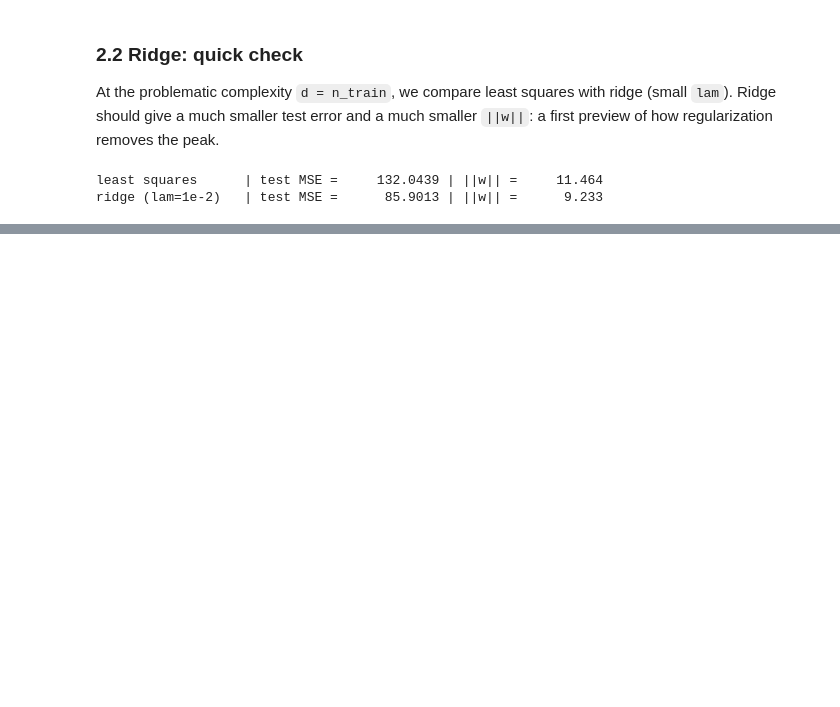
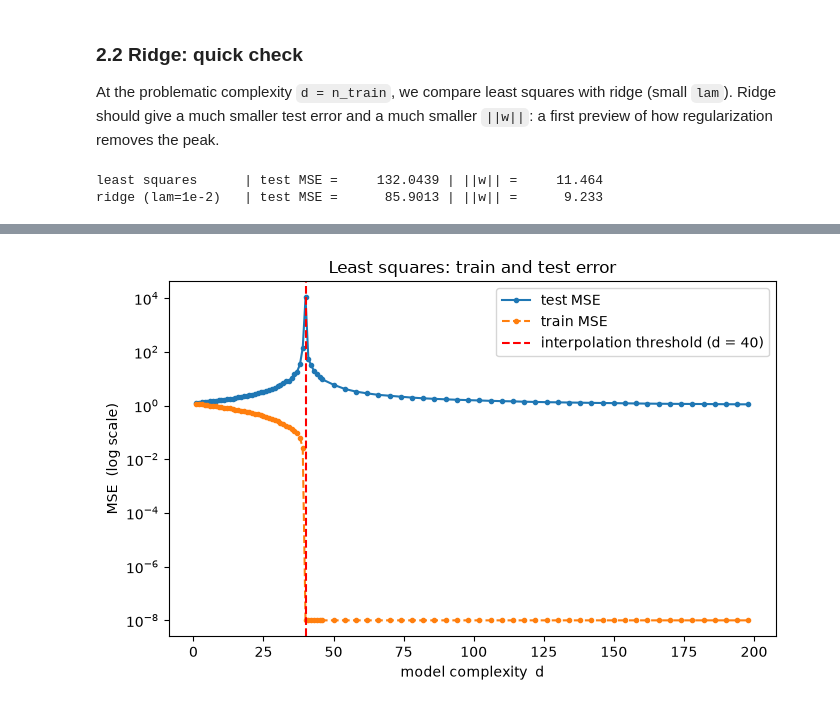
Before and after one commit to SamueleSamonini/double-descent, a Jupyter notebook: 01_main_experiment.ipynb, the cells around one changed output, grey strips where cells are left out. Saved outputs shown, nothing was run; the diff lists cells and outputs as text; code cells hidden in the pictures; blank space fills up the shorter version.

```diff
--- a/01_main_experiment.ipynb
+++ b/01_main_experiment.ipynb
@@ -119,0 +192,7 @@ ridge (lam=1e-2)   | test MSE =      85.9013 | ||w|| =      9.233
+# %%
+import os
+
+# folder where the report figures are saved
+os.makedirs("figures", exist_ok=True)
+
+d_arr = np.array(d_grid)
@@ -119,0 +206,19 @@ ridge (lam=1e-2)   | test MSE =      85.9013 | ||w|| =      9.233
+# %%
+floor = 1e-8  # display only: train MSE hits machine zero past the threshold
+
+plt.figure(figsize=(7, 4.5))
+plt.plot(d_arr, results["ls_test"], marker=".", label="test MSE")
+plt.plot(d_arr, np.maximum(results["ls_train"], floor), marker=".",
+         linestyle="--", label="train MSE")
+plt.axvline(n_train, color="red", linestyle="--",
+            label=f"interpolation threshold (d = {n_train})")
+plt.yscale("log")
+plt.xlabel("model complexity  d")
+plt.ylabel("MSE  (log scale)")
+plt.title("Least squares: train and test error")
+plt.legend()
+plt.tight_layout()
+plt.savefig("figures/train_test.png", dpi=150)
+plt.show()
+# %% [output]
+[figure, added]
```
Also changed, not shown: parts of 12 cells of this notebook, 4 other files.
